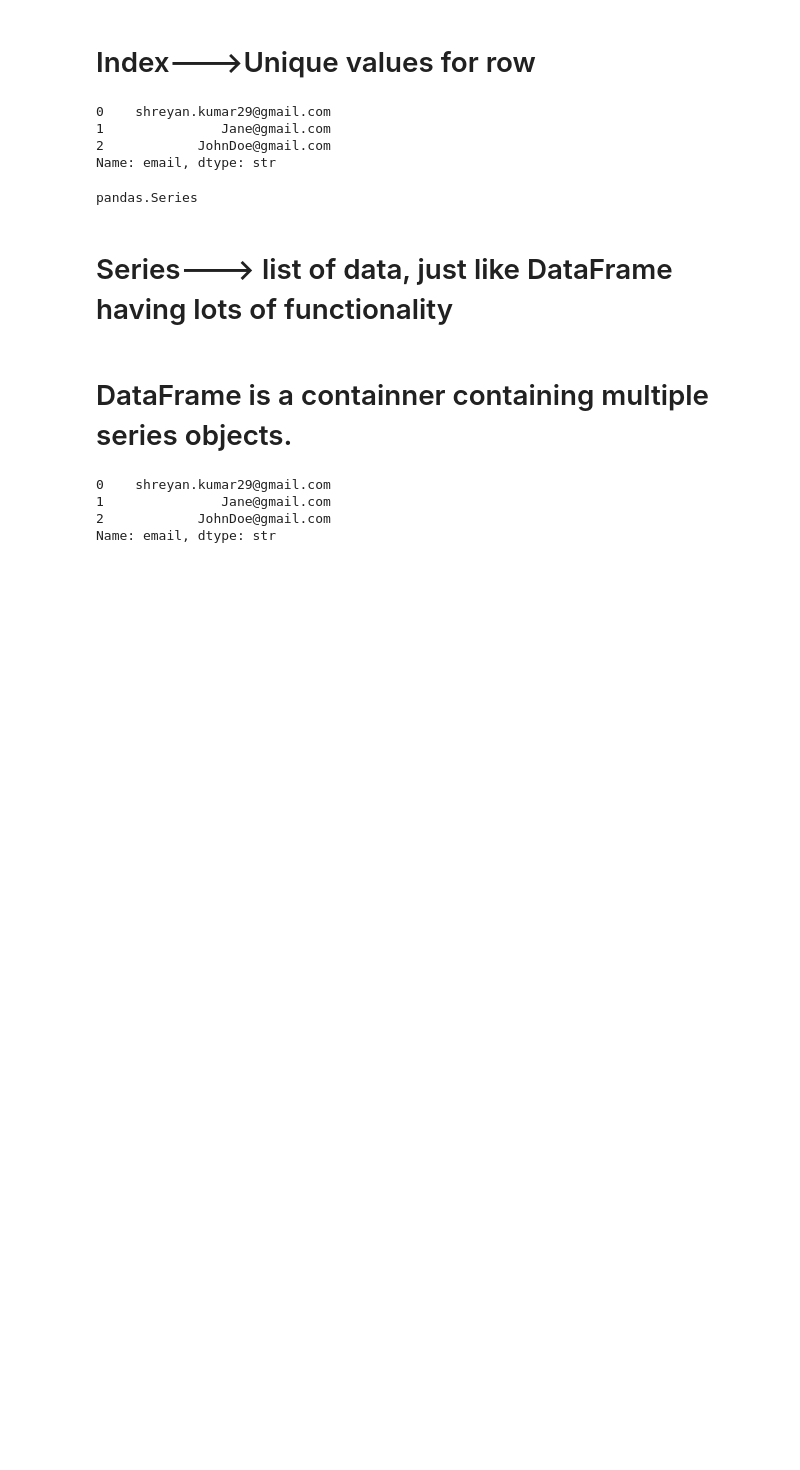
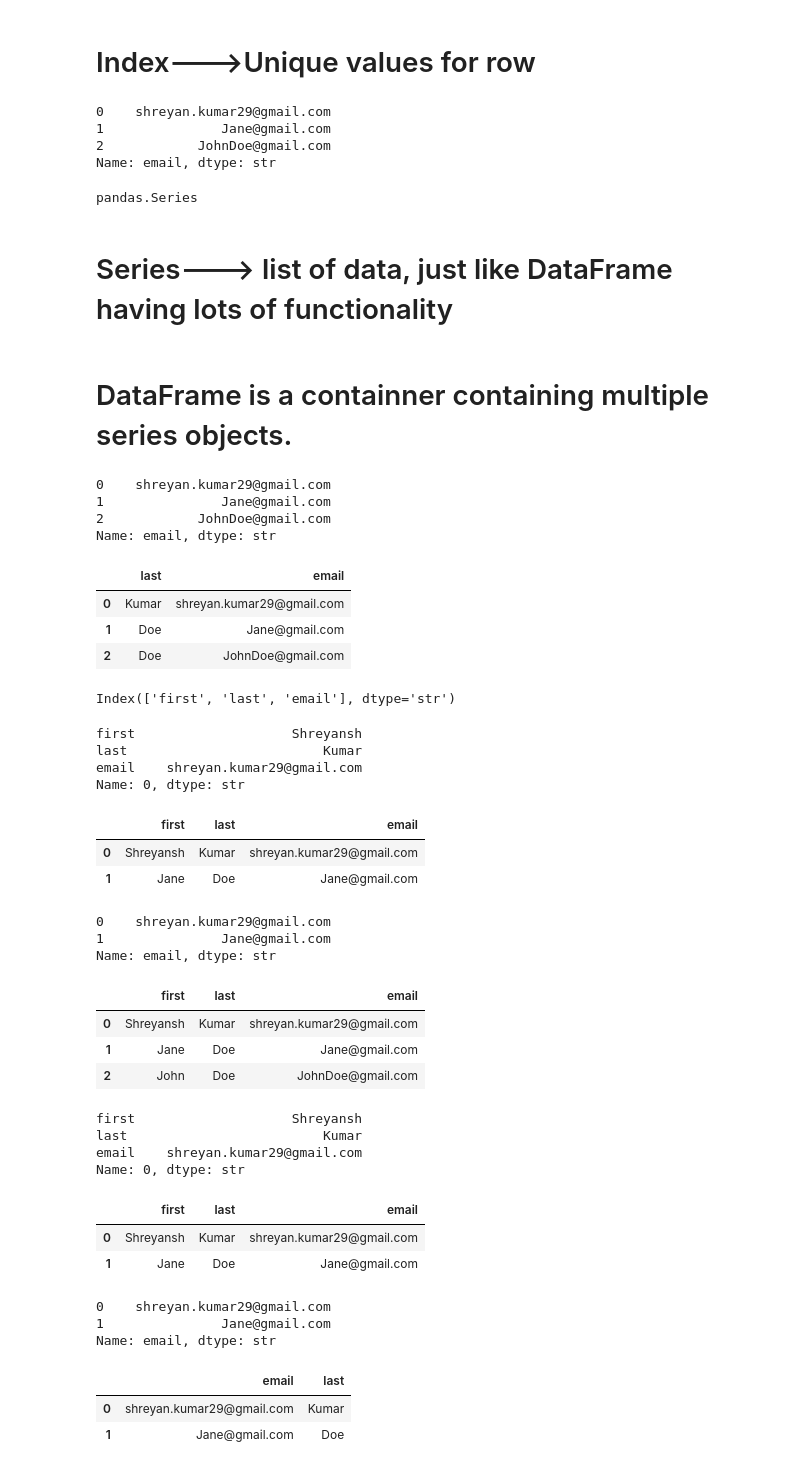
Before and after one commit to shreyankumar29-stack/Pandas, a Jupyter notebook: Snippets.ipynb, the cells around one changed output. Drawn from its saved outputs; the diff is of its cells as text; code cells hidden in the pictures; blank space fills up the shorter version.

```diff
--- a/Snippets.ipynb
+++ b/Snippets.ipynb
@@ -81,0 +85,13 @@ Name: email, dtype: str
+# %%
+# Accessing multiple columns
+df[['last', 'email']]
+# %% [output]
+|  | last | email |
+| 0 | Kumar | shreyan.kumar29@gmail.com |
+| 1 | Doe | Jane@gmail.com |
+| 2 | Doe | JohnDoe@gmail.com |
+# %%
+# accessing all the columns
+df.columns
+# %% [output]
+Index(['first', 'last', 'email'], dtype='str')
@@ -81,0 +102,56 @@ Name: email, dtype: str
+# %%
+df.iloc[0]
+# %% [output]
+first                    Shreyansh
+last                         Kumar
+email    shreyan.kumar29@gmail.com
+Name: 0, dtype: str
+# %%
+# Accesing first and secong row
+df.iloc[[0, 1]]
+# %% [output]
+|  | first | last | email |
+| 0 | Shreyansh | Kumar | shreyan.kumar29@gmail.com |
+| 1 | Jane | Doe | Jane@gmail.com |
+# %%
+# if we think iloc and loc as functions then we want rows as first argument and columns as the second argument.
+df.iloc[[0, 1],2]
+# %% [output]
+0    shreyan.kumar29@gmail.com
+1               Jane@gmail.com
+Name: email, dtype: str
+# %%
+df
+# %% [output]
+|  | first | last | email |
+| 0 | Shreyansh | Kumar | shreyan.kumar29@gmail.com |
+| 1 | Jane | Doe | Jane@gmail.com |
+| 2 | John | Doe | JohnDoe@gmail.com |
+# %%
+df.loc[0]
+# %% [output]
+first                    Shreyansh
+last                         Kumar
+email    shreyan.kumar29@gmail.com
+Name: 0, dtype: str
+# %%
+# Acccessing first and second row
+df.loc[[0 ,1]]
+# %% [output]
+|  | first | last | email |
+| 0 | Shreyansh | Kumar | shreyan.kumar29@gmail.com |
+| 1 | Jane | Doe | Jane@gmail.com |
+# %%
+# Accessing first and last row wwith email
+df.loc[[0 ,1],'email']
+# %% [output]
+0    shreyan.kumar29@gmail.com
+1               Jane@gmail.com
+Name: email, dtype: str
+# %%
+#last name and email
+df.loc[[0 ,1],['email','last']]
+# %% [output]
+|  | email | last |
+| 0 | shreyan.kumar29@gmail.com | Kumar |
+| 1 | Jane@gmail.com | Doe |
```
Also changed, not shown: parts of 2 cells of this notebook, 1 other file.
